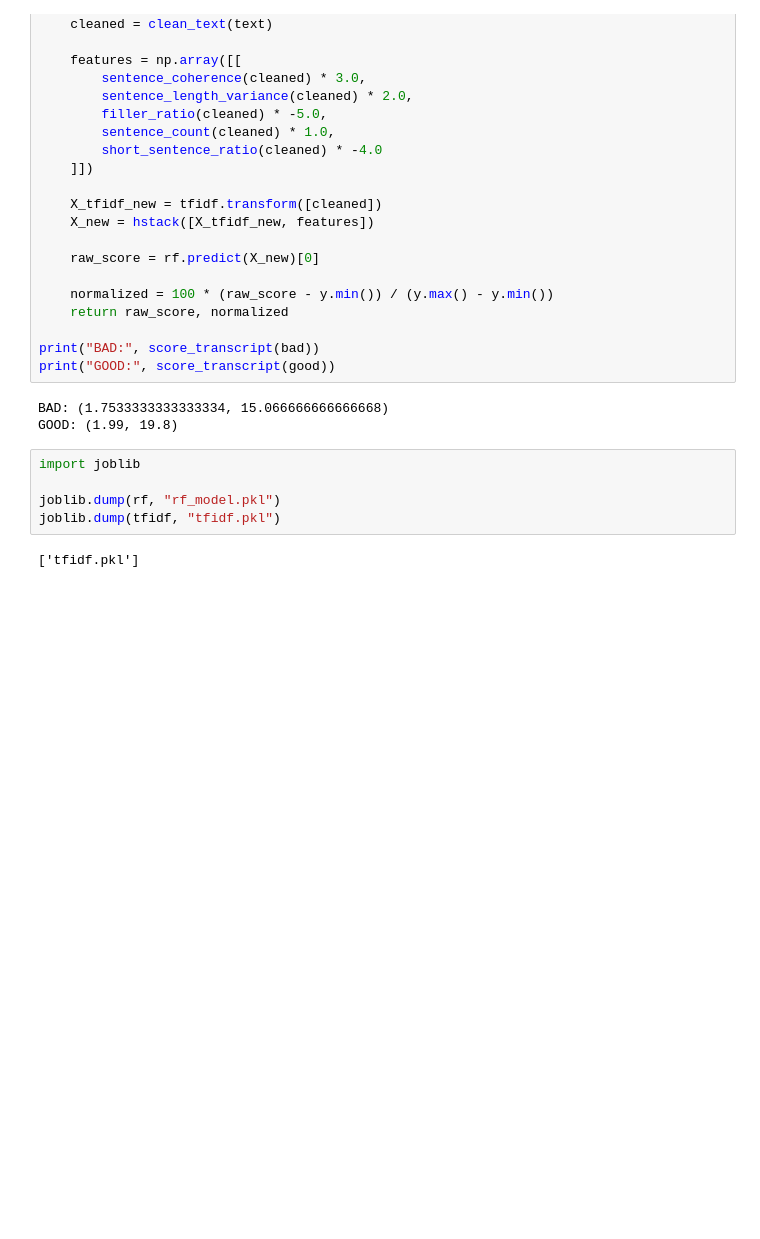
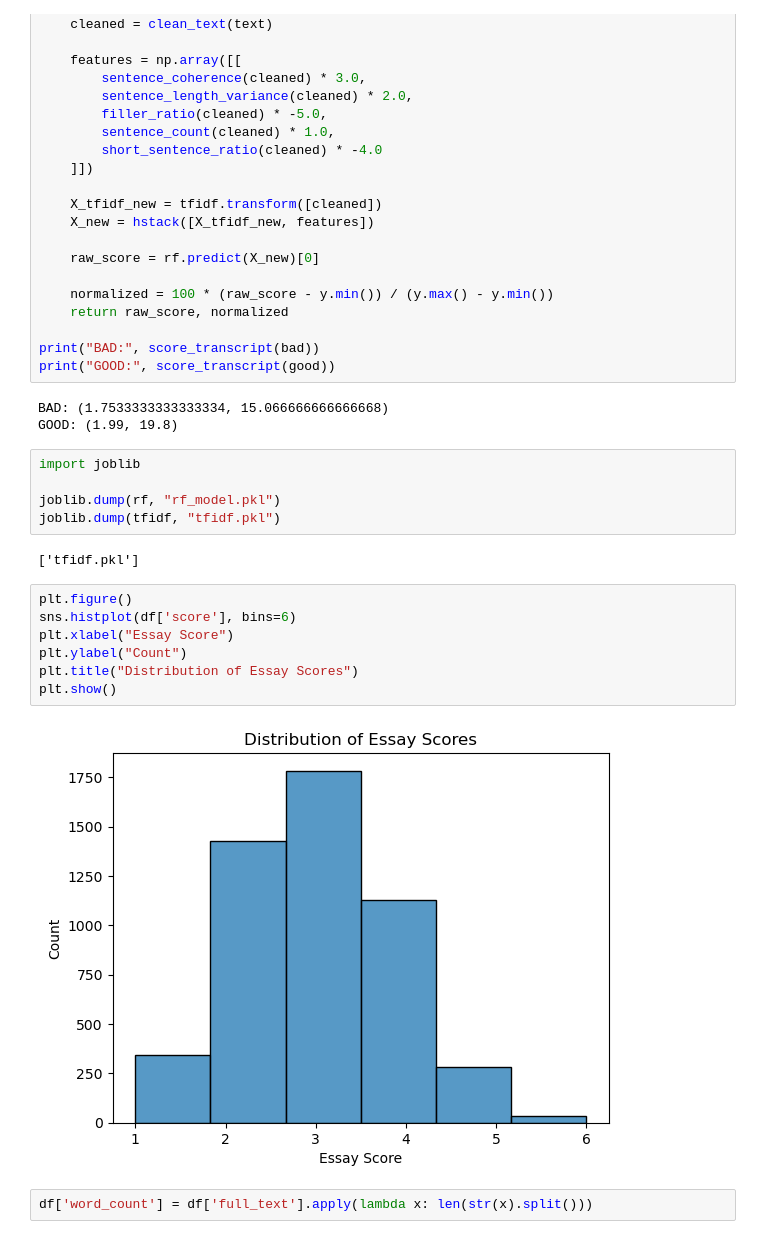
Before and after one commit to Itrfan/Content-coherence, a Jupyter notebook: content_coherence.ipynb, the cells around one changed output. Cells and saved outputs as stored; diff of their text form; blank space fills up the shorter version.

```diff
--- a/content_coherence.ipynb
+++ b/content_coherence.ipynb
@@ -194,3 +196,14 @@ joblib.dump(rf, "rf_model.pkl")
 joblib.dump(tfidf, "tfidf.pkl")
 # %% [output]
 ['tfidf.pkl']
+# %%
+plt.figure()
+sns.histplot(df['score'], bins=6)
+plt.xlabel("Essay Score")
+plt.ylabel("Count")
+plt.title("Distribution of Essay Scores")
+plt.show()
+# %% [output]
+[figure, added]
+# %%
+df['word_count'] = df['full_text'].apply(lambda x: len(str(x).split()))
```
Also changed, not shown: parts of 5 cells of this notebook, 2 other files.
